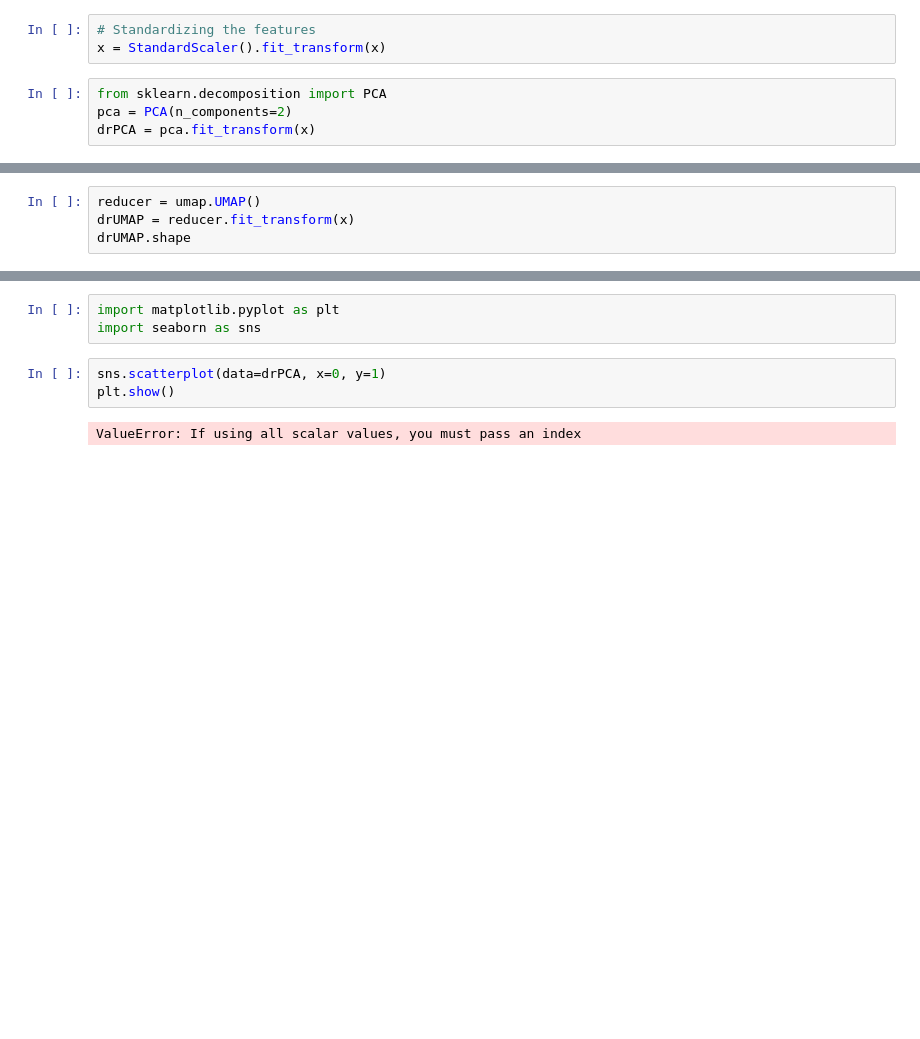
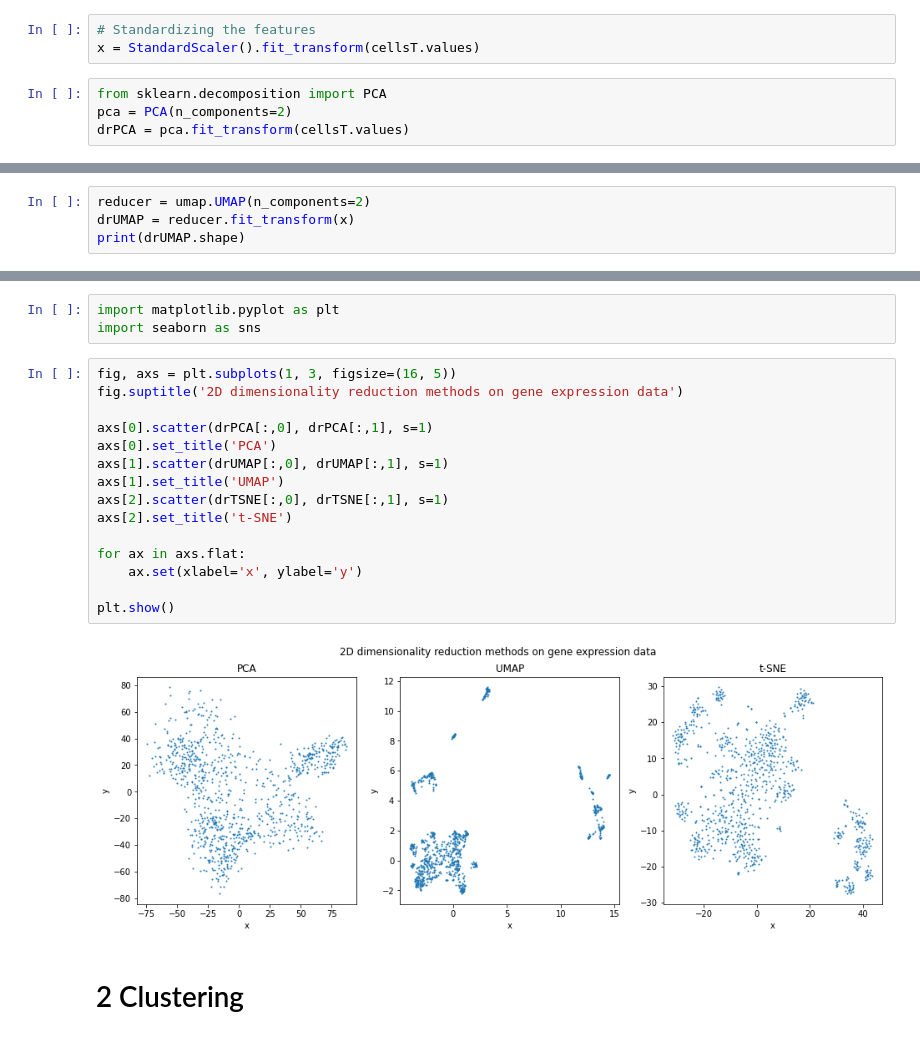
Before and after one commit to williamrobotma/ECSE556-HW1, a Jupyter notebook: HW1.ipynb, the cells around one changed output, grey strips where cells are left out. Saved outputs shown, nothing was run; the diff lists cells and outputs as text; blank space fills up the shorter version.

```diff
--- a/HW1.ipynb
+++ b/HW1.ipynb
@@ -44,8 +56,8 @@ x.shape
 # %%
 # Standardizing the features
-x = StandardScaler().fit_transform(x)
+x = StandardScaler().fit_transform(cellsT.values)
 # %%
 from sklearn.decomposition import PCA
 pca = PCA(n_components=2)
-drPCA = pca.fit_transform(x)
+drPCA = pca.fit_transform(cellsT.values)
 # %%
@@ -57,9 +69,9 @@ UMAP
 # %%
 import umap
 # %%
-reducer = umap.UMAP()
+reducer = umap.UMAP(n_components=2)
 drUMAP = reducer.fit_transform(x)
-drUMAP.shape
+print(drUMAP.shape)
 # %% [output]
 (979, 2)
 # %% [markdown]
@@ -77,7 +89,21 @@ drTSNE.shape
 import matplotlib.pyplot as plt
 import seaborn as sns
 # %%
-sns.scatterplot(data=drPCA, x=0, y=1)
+fig, axs = plt.subplots(1, 3, figsize=(16, 5))
+fig.suptitle('2D dimensionality reduction methods on gene expression data')
+
+axs[0].scatter(drPCA[:,0], drPCA[:,1], s=1)
+axs[0].set_title('PCA')
+axs[1].scatter(drUMAP[:,0], drUMAP[:,1], s=1)
+axs[1].set_title('UMAP')
+axs[2].scatter(drTSNE[:,0], drTSNE[:,1], s=1)
+axs[2].set_title('t-SNE')
+
+for ax in axs.flat:
+    ax.set(xlabel='x', ylabel='y')
+
 plt.show()
 # %% [output]
-ValueError: If using all scalar values, you must pass an index
+[figure, added]
+# %% [markdown]
+# 2 Clustering
```
Also changed, not shown: parts of 28 cells of this notebook, 1 other file.
